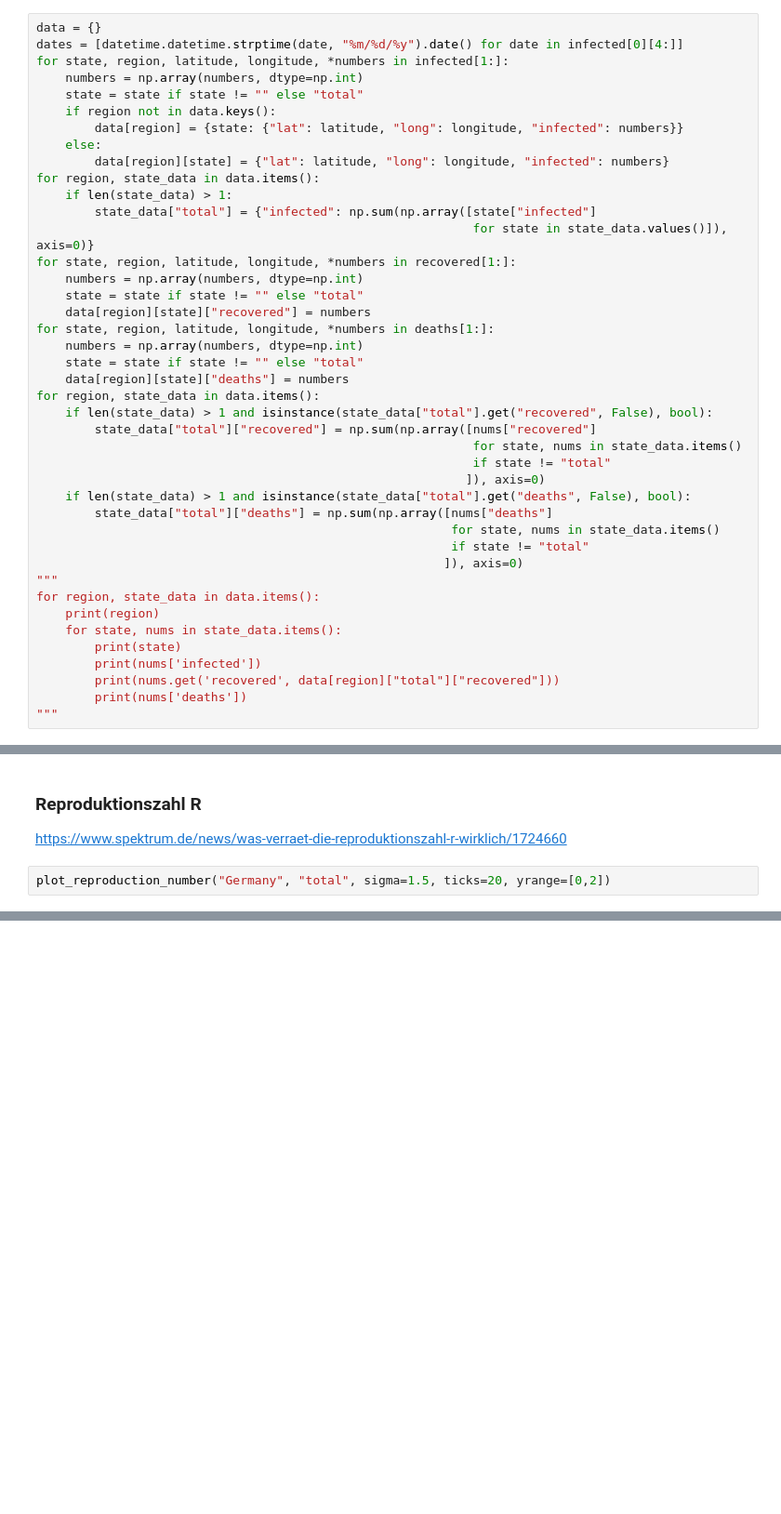
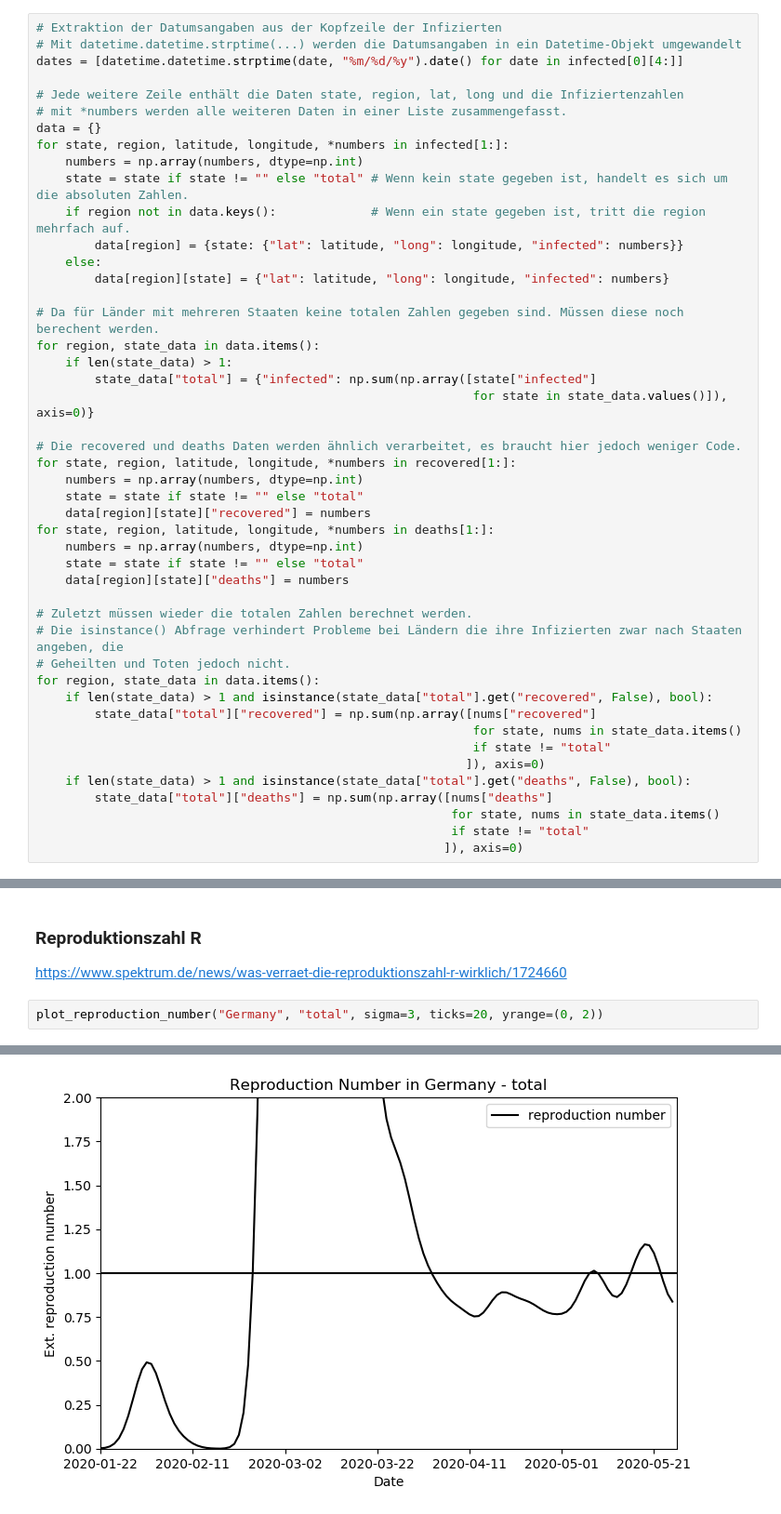
Before and after one commit to daniel-kappe/CoronaPy, a Jupyter notebook: Corona.ipynb, the cells around one changed output, grey strips where cells are left out. Shown at 93% size. Cells and saved outputs as stored; diff of their text form; blank space fills up the shorter version.

```diff
--- a/Corona.ipynb
+++ b/Corona.ipynb
@@ -40,19 +50,28 @@ with requests.get(URL_CORONA_DEATHS) as data:
 * Für Länder mit mehreren Provinzen Gesamtzahlen berechnen.
 * Für manche Ländern sin für einzelne Provinzen keine *recovered* Zahlen gegeben
 # %%
+# Extraktion der Datumsangaben aus der Kopfzeile der Infizierten
+# Mit datetime.datetime.strptime(...) werden die Datumsangaben in ein Datetime-Objekt umgewandelt
+dates = [datetime.datetime.strptime(date, "%m/%d/%y").date() for date in infected[0][4:]]
+
+# Jede weitere Zeile enthält die Daten state, region, lat, long und die Infiziertenzahlen
+# mit *numbers werden alle weiteren Daten in einer Liste zusammengefasst.
 data = {}
-dates = [datetime.datetime.strptime(date, "%m/%d/%y").date() for date in infected[0][4:]]
 for state, region, latitude, longitude, *numbers in infected[1:]:
     numbers = np.array(numbers, dtype=np.int)
-    state = state if state != "" else "total"
-    if region not in data.keys():
+    state = state if state != "" else "total" # Wenn kein state gegeben ist, handelt es sich um die absoluten Zahlen.
+    if region not in data.keys():             # Wenn ein state gegeben ist, tritt die region mehrfach auf.
         data[region] = {state: {"lat": latitude, "long": longitude, "infected": numbers}}
     else:
         data[region][state] = {"lat": latitude, "long": longitude, "infected": numbers}
+
+# Da für Länder mit mehreren Staaten keine totalen Zahlen gegeben sind. Müssen diese noch berechent werden.
 for region, state_data in data.items():
     if len(state_data) > 1:
         state_data["total"] = {"infected": np.sum(np.array([state["infected"]
                                                             for state in state_data.values()]), axis=0)}
+
+# Die recovered und deaths Daten werden ähnlich verarbeitet, es braucht hier jedoch weniger Code.
 for state, region, latitude, longitude, *numbers in recovered[1:]:
     numbers = np.array(numbers, dtype=np.int)
     state = state if state != "" else "total"
@@ -61,6 +80,10 @@ for state, region, latitude, longitude, *numbers in deaths[1:]:
     numbers = np.array(numbers, dtype=np.int)
     state = state if state != "" else "total"
     data[region][state]["deaths"] = numbers
+
+# Zuletzt müssen wieder die totalen Zahlen berechnet werden.
+# Die isinstance() Abfrage verhindert Probleme bei Ländern die ihre Infizierten zwar nach Staaten angeben, die
+# Geheilten und Toten jedoch nicht.
 for region, state_data in data.items():
     if len(state_data) > 1 and isinstance(state_data["total"].get("recovered", False), bool):
         state_data["total"]["recovered"] = np.sum(np.array([nums["recovered"]
@@ -72,12 +95,3 @@ for region, state_data in data.items():
                                                          for state, nums in state_data.items()
                                                          if state != "total"
                                                         ]), axis=0)
-"""
-for region, state_data in data.items():
-    print(region)
-    for state, nums in state_data.items():
-        print(state)
-        print(nums['infected'])
-        print(nums.get('recovered', data[region]["total"]["recovered"]))
-        print(nums['deaths'])
-"""
@@ -310,5 +625,5 @@ plot_above_treshold(country="Germany", state="total", treshold=1000, log=True, t
 ### Reproduktionszahl R
 https://www.spektrum.de/news/was-verraet-die-reproduktionszahl-r-wirklich/1724660
 # %%
-plot_reproduction_number("Germany", "total", sigma=1.5, ticks=20, yrange=[0,2])
+plot_reproduction_number("Germany", "total", sigma=3, ticks=20, yrange=(0, 2))
 # %% [output]
@@ -317 +630,2 @@ plot_reproduction_number("Germany", "total", sigma=1.5, ticks=20, yrange=[0,2])
+[figure, added]
 # %%
```
Also changed, not shown: parts of 24 cells of this notebook, 1 other file.
